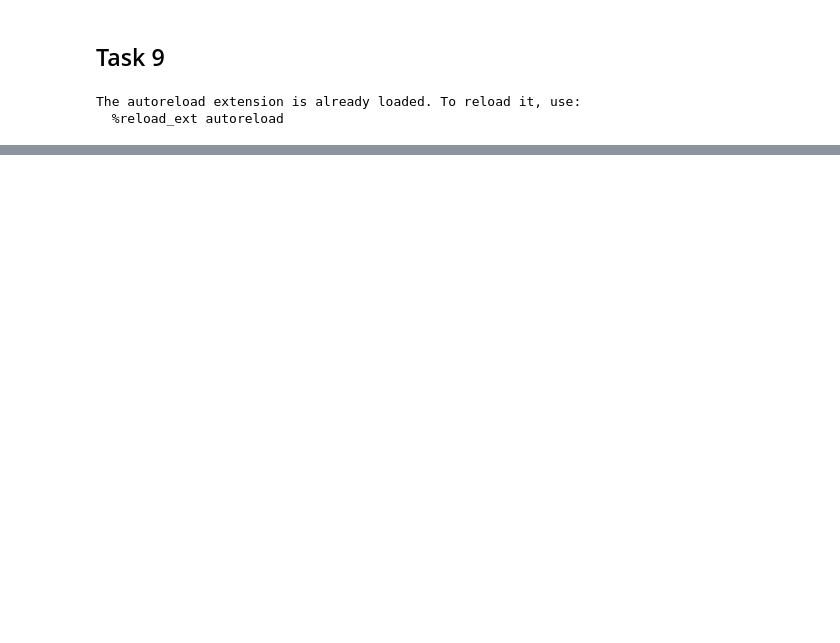
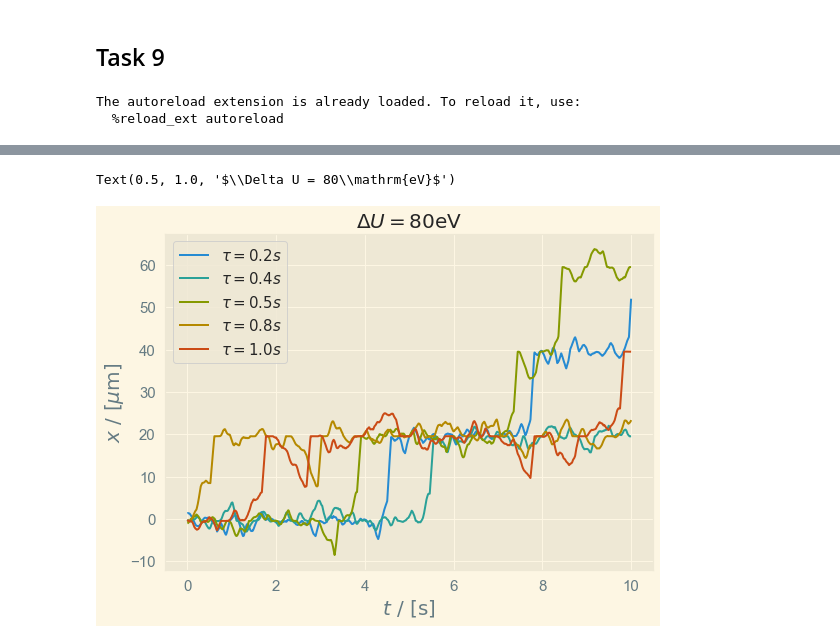
Before and after one commit to kklocker/NumFys, a Jupyter notebook: Assignment_2/task9.ipynb, the cells around one changed output, grey strips where cells are left out. Drawn from its saved outputs; the diff is of its cells as text; code cells hidden in the pictures; blank space fills up the shorter version.

```diff
--- a/Assignment_2/task9.ipynb
+++ b/Assignment_2/task9.ipynb
@@ -77,5 +108,0 @@ from utils import compute_average_velocity
-# %%
-avg_v = []
-for i in range(len(avg_pos)):
-    v = compute_average_velocity(avg_pos[i], nc_list[i]['dt'])
-    avg_v.append(v)
@@ -108,4 +108,0 @@ test_v = avg_pos[10]
-# %%
-dv = []
-for i in range(len(test_v)):
-    dv.append((test_v[i]-test_v[0]) / (i*nc_list[10]['dt']))
@@ -116,0 +112,6 @@ plt.plot(dv)
+# %%
+tau_list = [0.2,0.4,0.5,0.8,1.0]
+trajectories = []
+for tau in tau_list:
+    traj, nc,_ = average_particle_simulation(particle_1, tot_time, 1,  tau, True)
+    trajectories.append(traj)
@@ -116,0 +138,18 @@ plt.plot(dv)
+# %%
+def moving_avg(x, w):
+    return np.convolve(x, np.ones(w), 'valid') / w
+# %%
+fig = plt.figure(figsize=(8, 6), tight_layout=True)
+for i,traj in enumerate(trajectories):
+    tt = moving_avg(traj, 1000)
+    t_l = np.linspace(0,max_time,tt.shape[0])
+    plt.plot(t_l,1e6*tt * particle_1['L'], label=fr"$\tau = {tau_list[i]}s$")
+plt.legend(loc ='upper left', fontsize=15)
+plt.ylabel(fr"$x\ / \ [\mu\mathrm{{m}}]$", size = 20)
+plt.xlabel(fr"$t\ /\ [\mathrm{{s}}]$", size = 20)
+plt.xticks(size =15)
+plt.yticks(size =15)
+plt.title(fr"$\Delta U = 80\mathrm{{eV}}$", size = 20)
+# %% [output]
+Text(0.5, 1.0, '$\\Delta U = 80\\mathrm{eV}$')
+[figure, added]
```
Also changed, not shown: parts of 27 cells of this notebook, 21 other files.
